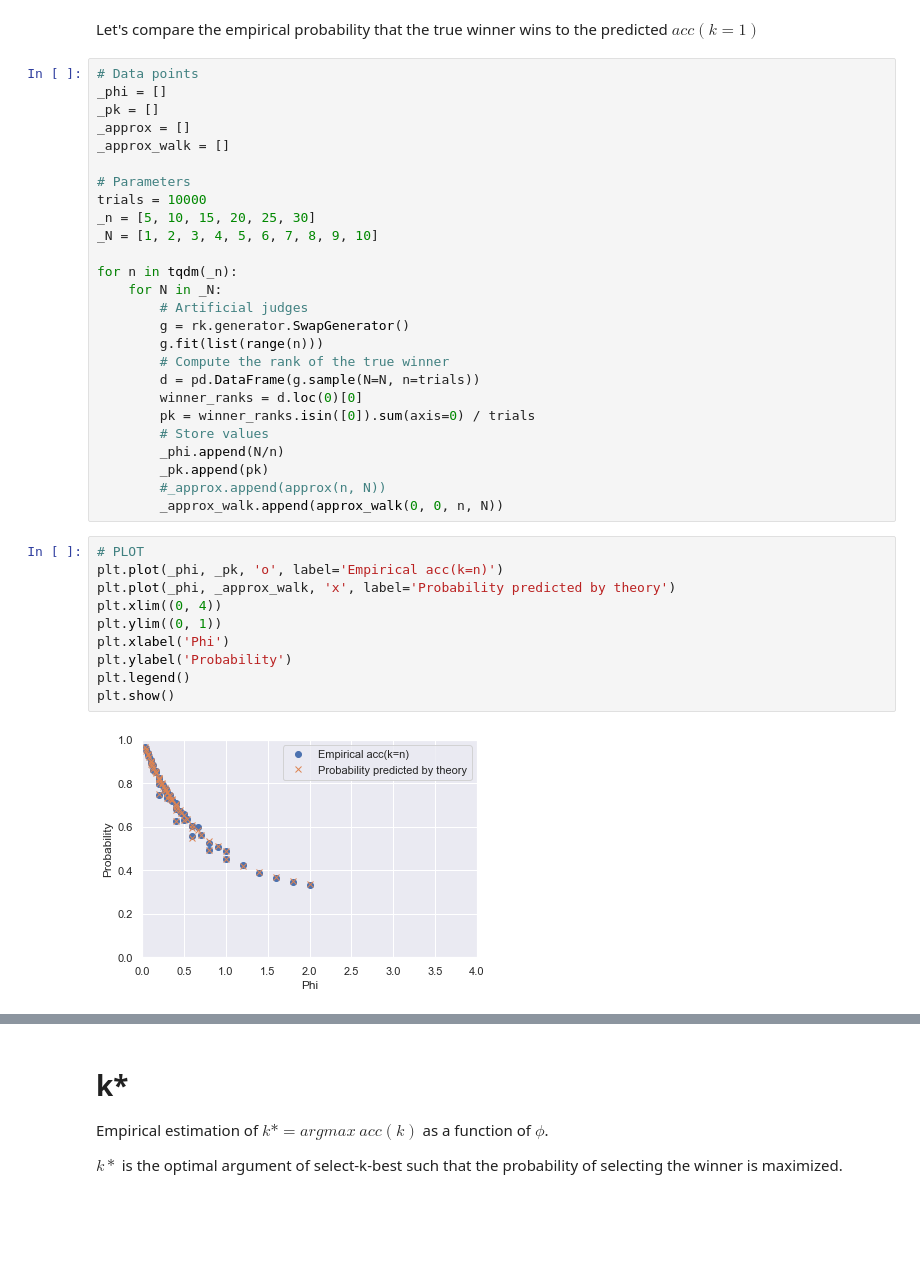
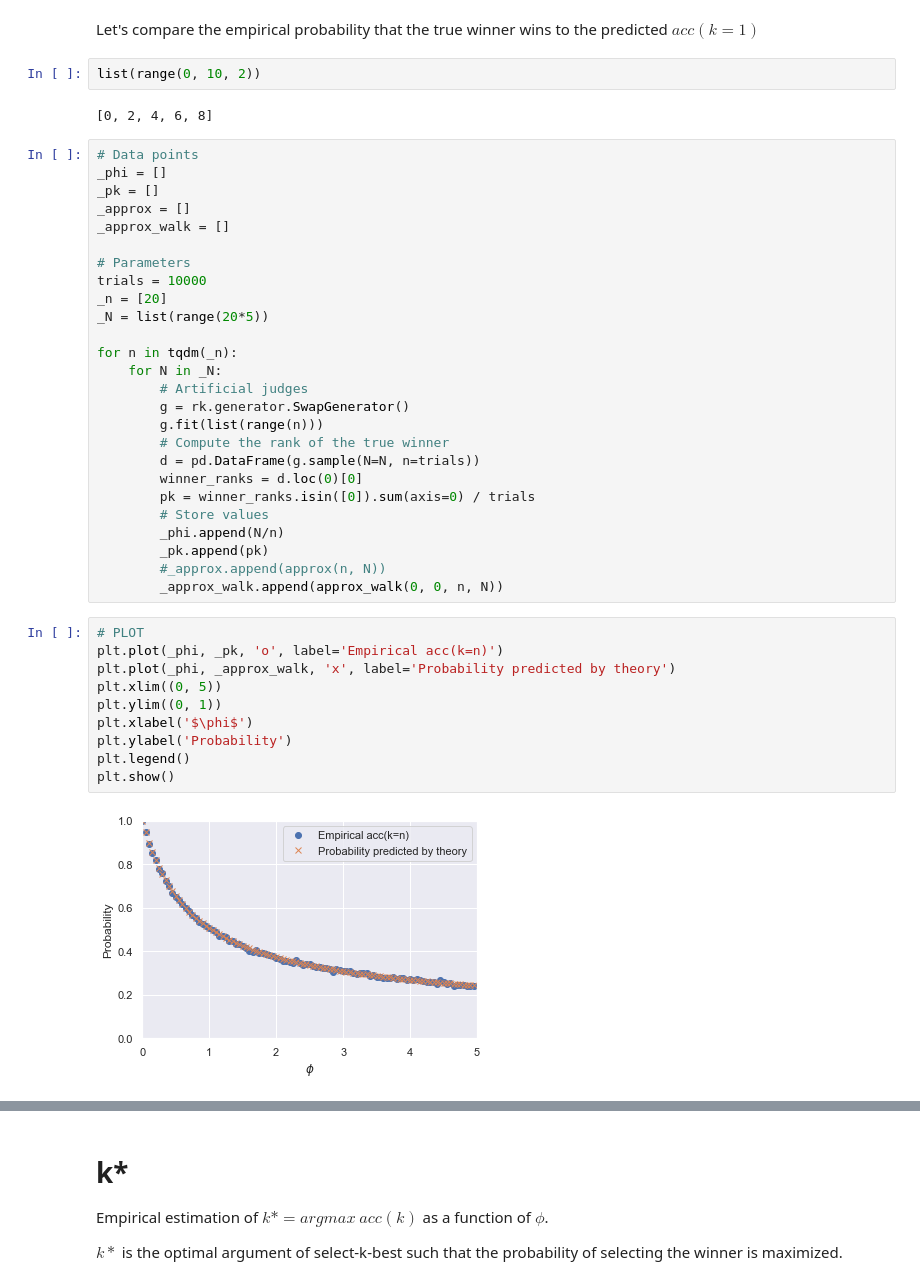
Before and after one commit to Didayolo/automl-conf-2022, a Jupyter notebook: experiments.ipynb, the cells around one changed output, grey strips where cells are left out. Cells and saved outputs as stored; diff of their text form; blank space fills up the shorter version.

```diff
--- a/experiments.ipynb
+++ b/experiments.ipynb
@@ -110,6 +107,10 @@ def proba_top_k(a, k, n, N):
     return np.sum([approx_walk(a, b, n, N) for b in range(k)])
 # %% [markdown]
 Let's compare the empirical probability that the true winner wins to the predicted $acc(k=1)$
+# %%
+list(range(0, 10, 2))
+# %% [output]
+[0, 2, 4, 6, 8]
 # %%
 # Data points
 _phi = []
@@ -119,8 +120,8 @@ _approx_walk = []
 
 # Parameters
 trials = 10000
-_n = [5, 10, 15, 20, 25, 30]
-_N = [1, 2, 3, 4, 5, 6, 7, 8, 9, 10]
+_n = [20]
+_N = list(range(20*5))
 
 for n in tqdm(_n):
     for N in _N:
@@ -139,12 +140,12 @@ for n in tqdm(_n):
 # %%
 # PLOT
 plt.plot(_phi, _pk, 'o', label='Empirical acc(k=n)')
 plt.plot(_phi, _approx_walk, 'x', label='Probability predicted by theory')
-plt.xlim((0, 4))
+plt.xlim((0, 5))
 plt.ylim((0, 1))
-plt.xlabel('Phi')
+plt.xlabel('$\phi$')
 plt.ylabel('Probability')
 plt.legend()
 plt.show()
 # %% [output]
-[figure, old version]
+[figure, new version]
```
Also changed, not shown: parts of 25 cells of this notebook, 1 other file.
